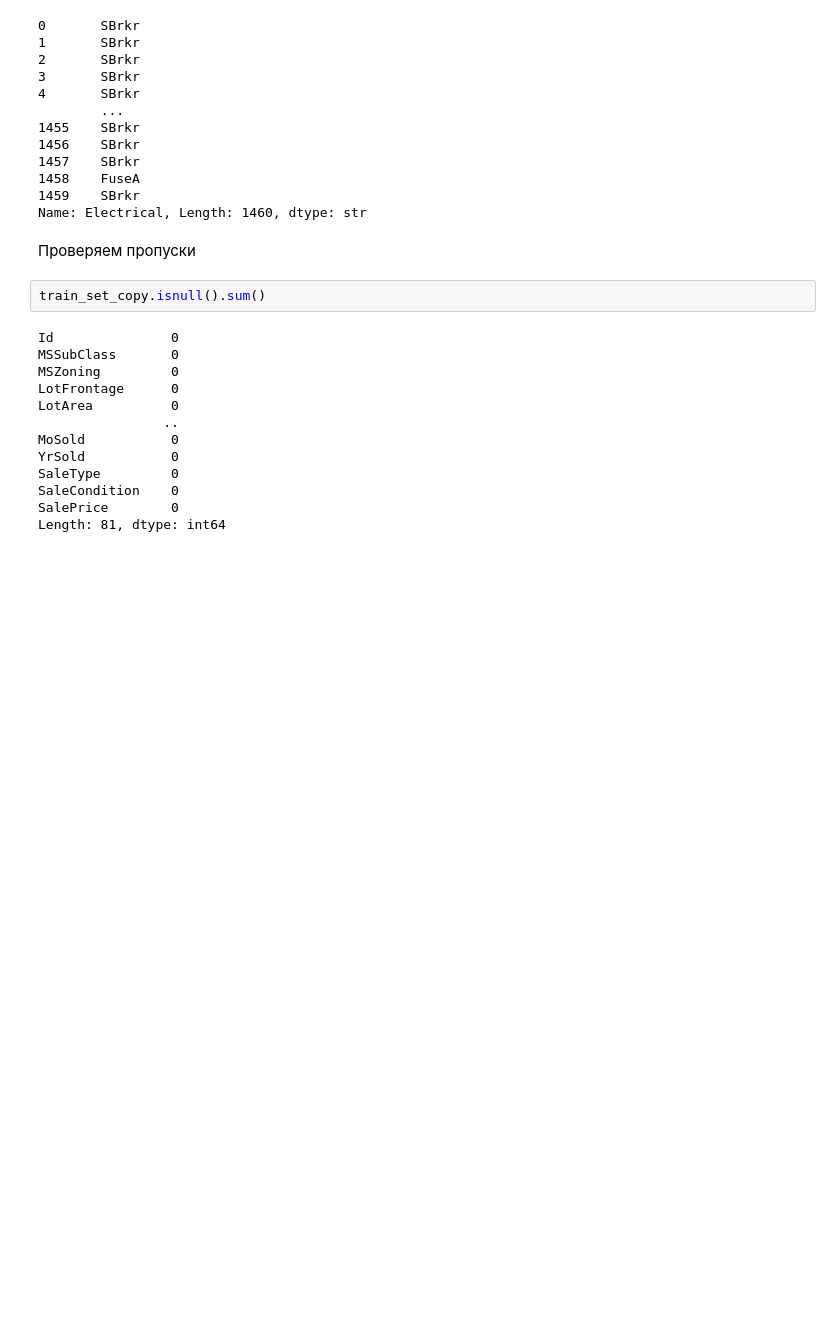
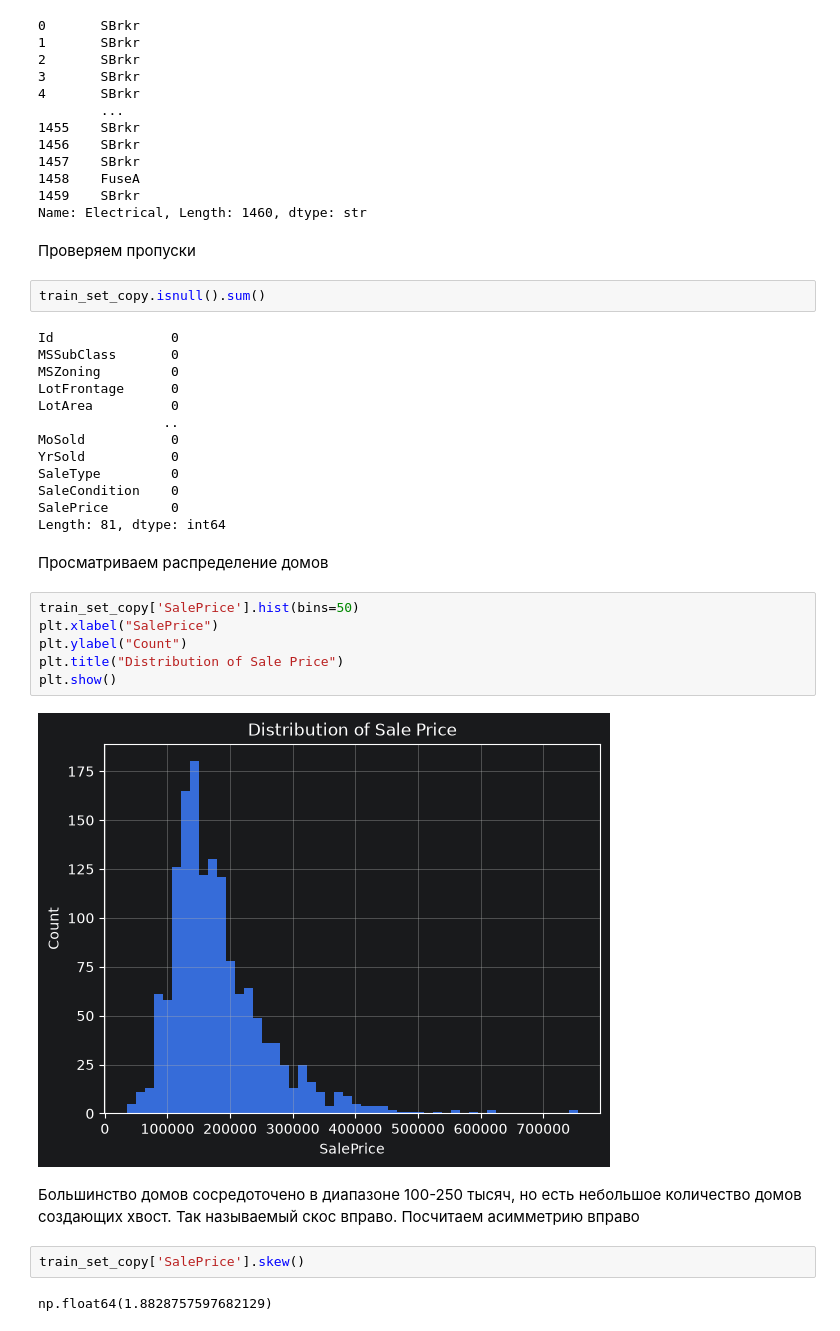
Before and after one commit to LeftEye2374/DataAnalyz, a Jupyter notebook: House Prices/EDA.ipynb, the cells around one changed output. Drawn from its saved outputs; the diff is of its cells as text; blank space fills up the shorter version.

```diff
--- a/House Prices/EDA.ipynb
+++ b/House Prices/EDA.ipynb
@@ -114,3 +115,19 @@ SaleType         0
 SaleCondition    0
 SalePrice        0
 Length: 81, dtype: int64
+# %% [markdown]
+Просматриваем распределение домов
+# %%
+train_set_copy['SalePrice'].hist(bins=50)
+plt.xlabel("SalePrice")
+plt.ylabel("Count")
+plt.title("Distribution of Sale Price")
+plt.show()
+# %% [output]
+[figure, added]
+# %% [markdown]
+Большинство домов сосредоточено в диапазоне 100-250 тысяч, но есть небольшое количество домов создающих хвост. Так называемый скос вправо. Посчитаем асимметрию вправо
+# %%
+train_set_copy['SalePrice'].skew()
+# %% [output]
+np.float64(1.8828757597682129)
```
Also changed, not shown: parts of 6 cells of this notebook.
